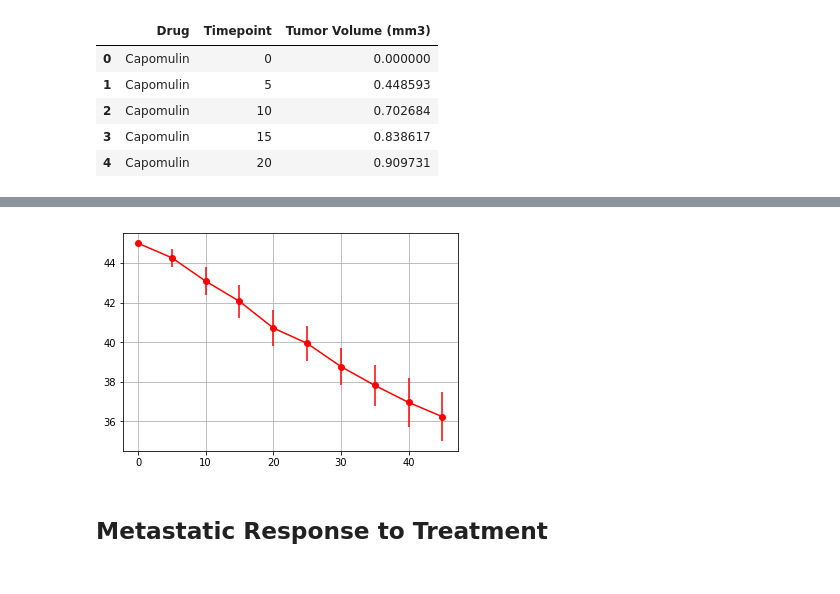
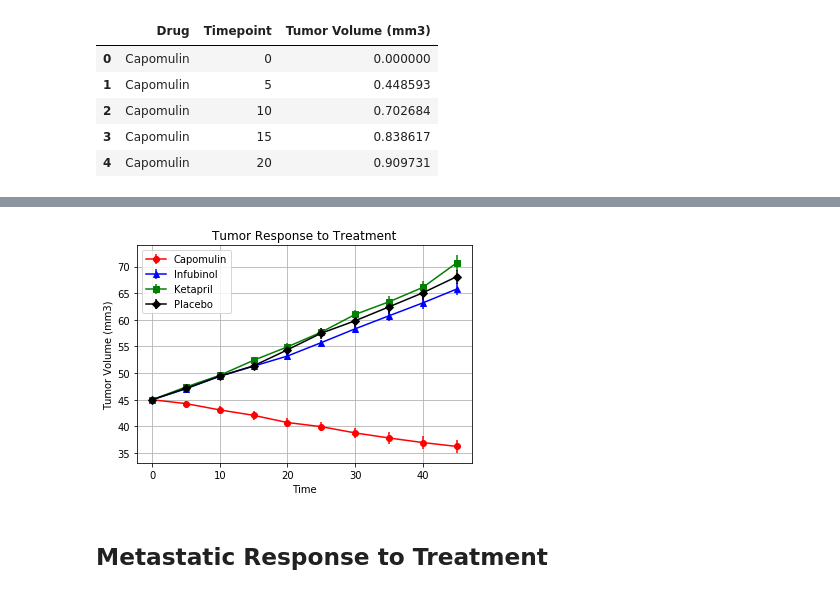
Before and after one commit to cvavoulis/Pymaceuticals-Inc, a Jupyter notebook: pymaceuticals_starter.ipynb, the cells around one changed output, grey strips where cells are left out. Drawn from its saved outputs; the diff is of its cells as text; code cells hidden in the pictures.

Commit message:
finished line graphs for each variable

```diff
--- a/pymaceuticals_starter.ipynb
+++ b/pymaceuticals_starter.ipynb
@@ -84,19 +84,23 @@ format_stderr.head()
 # %%
 # Generate the Plot (with Error Bars)
 
 
 x_axis=np.arange(0,50,5)
 
-tumor_response_capomulin = plt.errorbar(x_axis, mean_tumor_volume["Capomulin"], yerr=format_stderr["Capomulin"], color="Red", marker="o")
-tumor_response_infubinol=plt.errorbar(x_axis,mean_tumor_volume["Infubinol"], color="Blue", marker="^")
-# tumor_response_ketapril=plt.errorbar(x_axis,mean_tumor_volume["Ketapril"], color="Green", marker="s")
-# tumor_response_placebo=plt.errorbar(x_axis,mean_tumor_volume["Infubinol"], color="Black", marker="D")
+tumor_response_capomulin = plt.errorbar(x_axis, mean_tumor_volume["Capomulin"], yerr=format_stderr["Capomulin"], color="Red", marker="o", label="Capomulin")
+tumor_response_infubinol=plt.errorbar(x_axis,mean_tumor_volume["Infubinol"], yerr=format_stderr["Infubinol"], color="Blue", marker="^", label="Infubinol")
+tumor_response_ketapril=plt.errorbar(x_axis,mean_tumor_volume["Ketapril"], yerr=format_stderr["Ketapril"], color="Green", marker="s", label="Ketapril")
+tumor_response_placebo=plt.errorbar(x_axis,mean_tumor_volume["Placebo"],  yerr=format_stderr["Placebo"], color="Black", marker="D", label="Placebo")
 plt.grid()
+plt.ylabel("Tumor Volume (mm3)")
+plt.xlabel("Time")
+plt.legend()
+plt.title("Tumor Response to Treatment")
 # Save the figure
 # Show the plot
 plt.show()
 # %% [output]
-[figure, old version]
+[figure, new version]
 # %% [markdown]
 ## Metastatic Response to Treatment
 # %%
```
Also changed, not shown: parts of 19 cells of this notebook.
